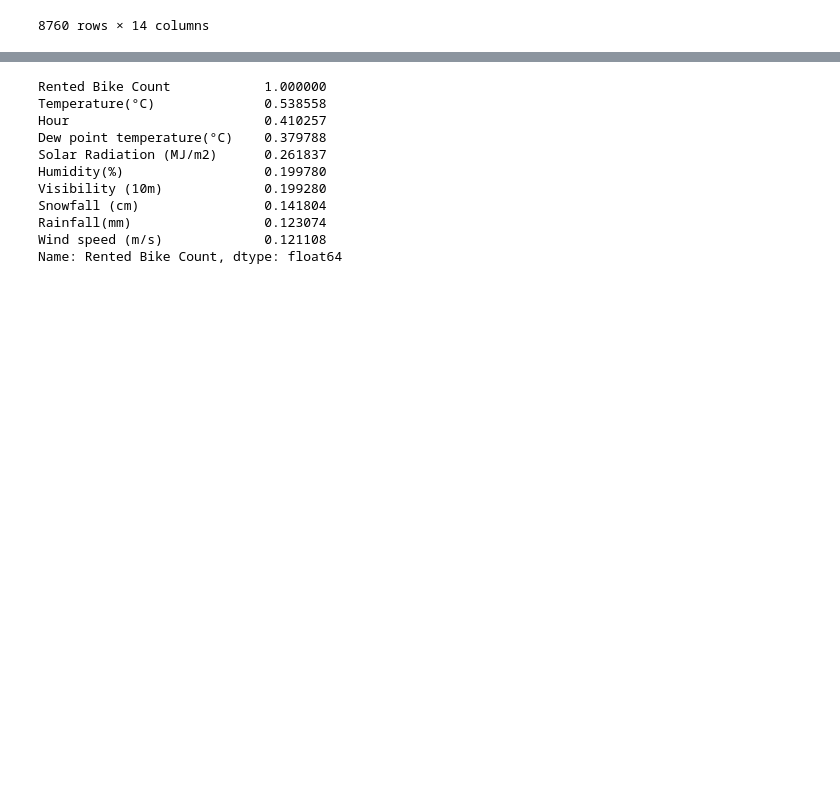
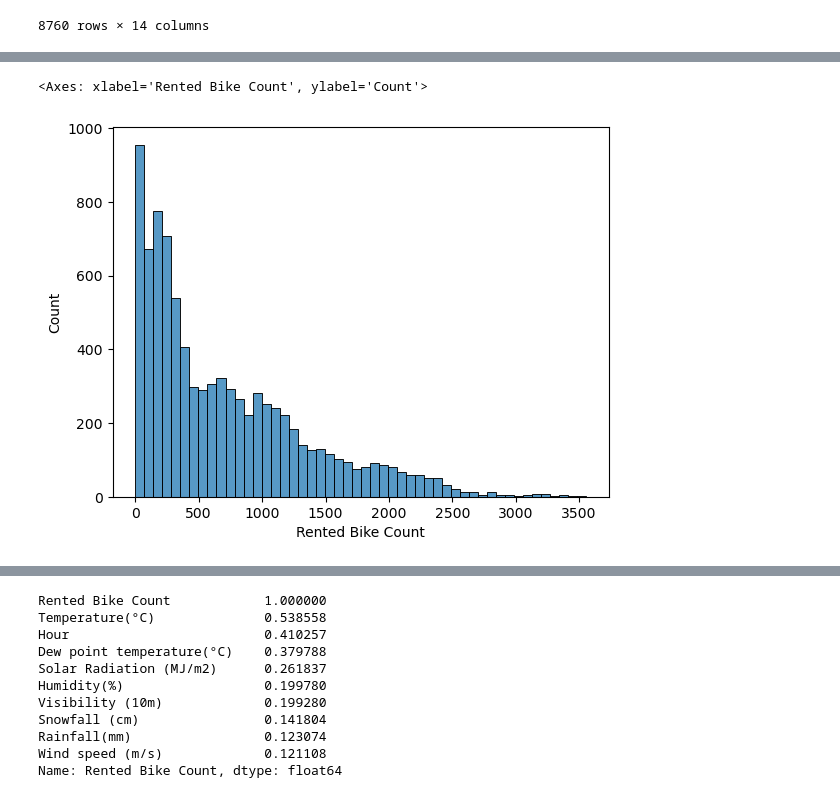
Before and after one commit to T-leke/Linear-regression-bike-ride-prediction, a Jupyter notebook: bikeride.ipynb, the cells around one changed output, grey strips where cells are left out. Saved outputs shown, nothing was run; the diff lists cells and outputs as text; code cells hidden in the pictures; blank space fills up the shorter version.

```diff
--- a/bikeride.ipynb
+++ b/bikeride.ipynb
@@ -41,0 +68,6 @@ bike[::]
+# %%
+#Exploratory data analysis
+sns.histplot(bike['Rented Bike Count'], bins = 50)
+# %% [output]
+<Axes: xlabel='Rented Bike Count', ylabel='Count'>
+[figure, added]
```
Also changed, not shown: parts of 3 cells of this notebook, 1 other file.
